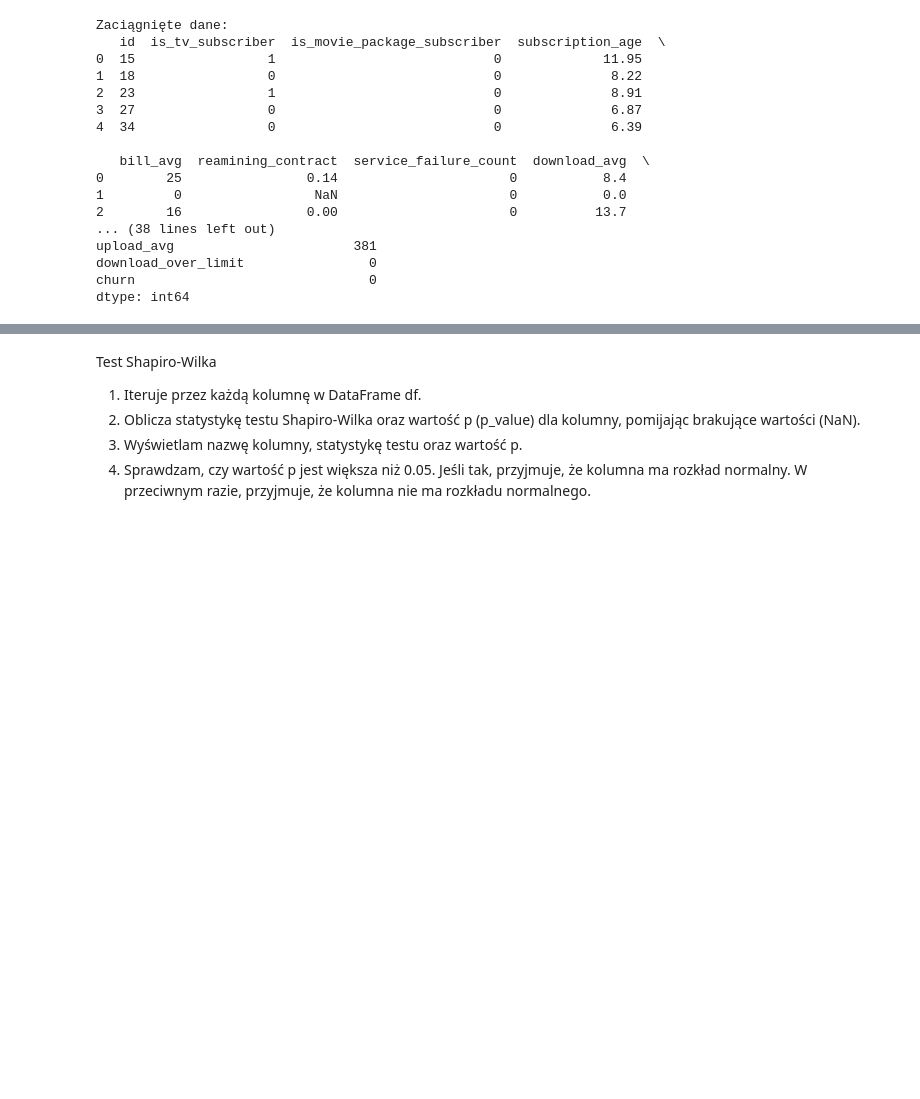
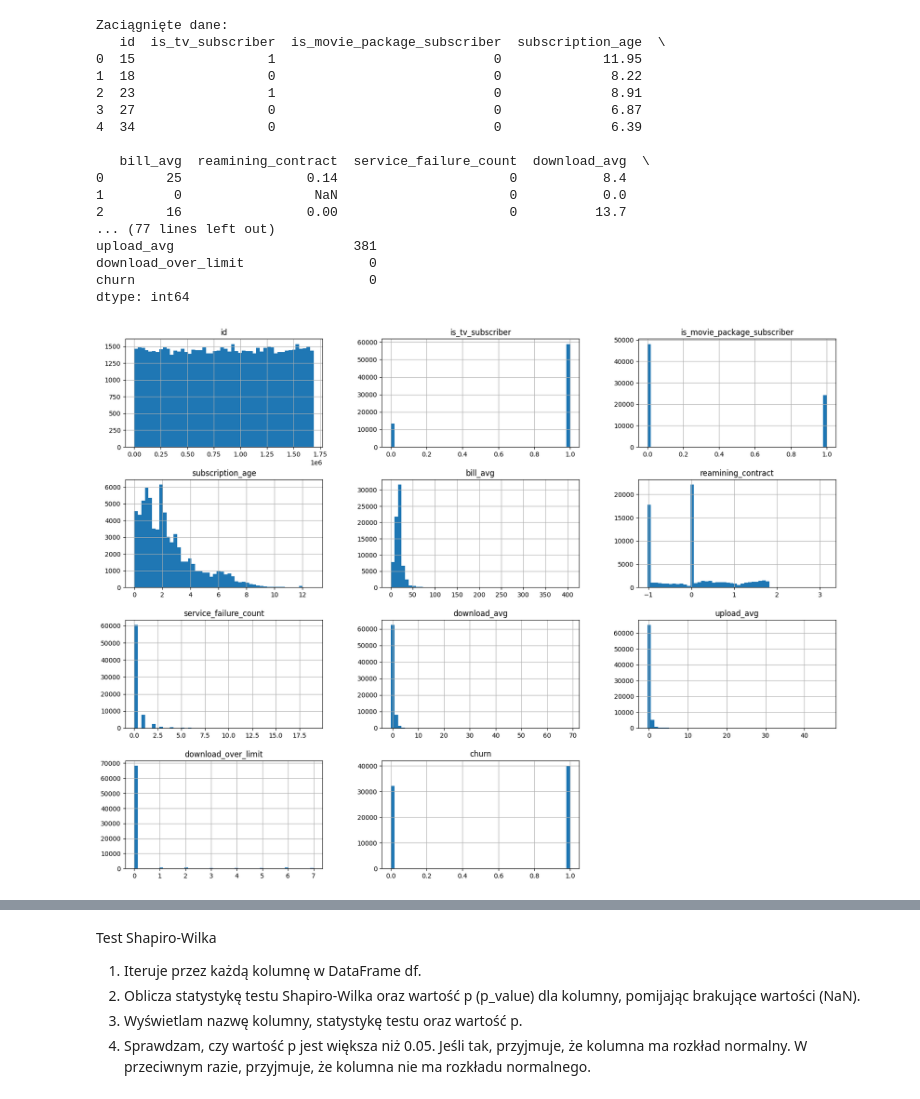
Before and after one commit to Kiniaka/DataScienceGroupProject, a Jupyter notebook: Project3.ipynb, the cells around one changed output, grey strips where cells are left out. Cells and saved outputs as stored; diff of their text form; code cells hidden in the pictures; blank space fills up the shorter version.

Commit message:
update repo : 1. Added ignoring warning import 2. Adding Histogram 3. Corection name SCV_recall for SVC_recall

```diff
--- a/Project3.ipynb
+++ b/Project3.ipynb
@@ -20,7 +22,8 @@ df = pd.read_csv('/content/sample_data/internet_service_churn.csv')
 print(f'Zaciągnięte dane:')
 print(df.head())
 print(f'Ogólne informacje o danych:')
-print({df.info()})
+print(df.info())
+print(df.describe())
 print(f'Sprawdzamy czy kolumny mają jakieś puste dane:')
 print(df.isnull().sum())
 # %% [output]
@@ -36,11 +39,18 @@ Zaciągnięte dane:
 0        25                0.14                      0           8.4
 1         0                 NaN                      0           0.0
 2        16                0.00                      0          13.7
-... (38 lines left out)
+... (77 lines left out)
 upload_avg                       381
 download_over_limit                0
 churn                              0
 dtype: int64
+# %%
+# HISTOGRAM
+df.hist(bins=50, figsize=(20,15))
+plt.show()
+#
+# %% [output]
+[figure, added]
 # %%
 # Standaryzacja danych i zastąpienie NAN wartosciami obliczonymi wartość x -  srednia z x /odchylenie stadardowe z x gdzie x - to wartość wiersza z wybranej kolumny
 
```
Also changed, not shown: parts of 4 cells of this notebook.
